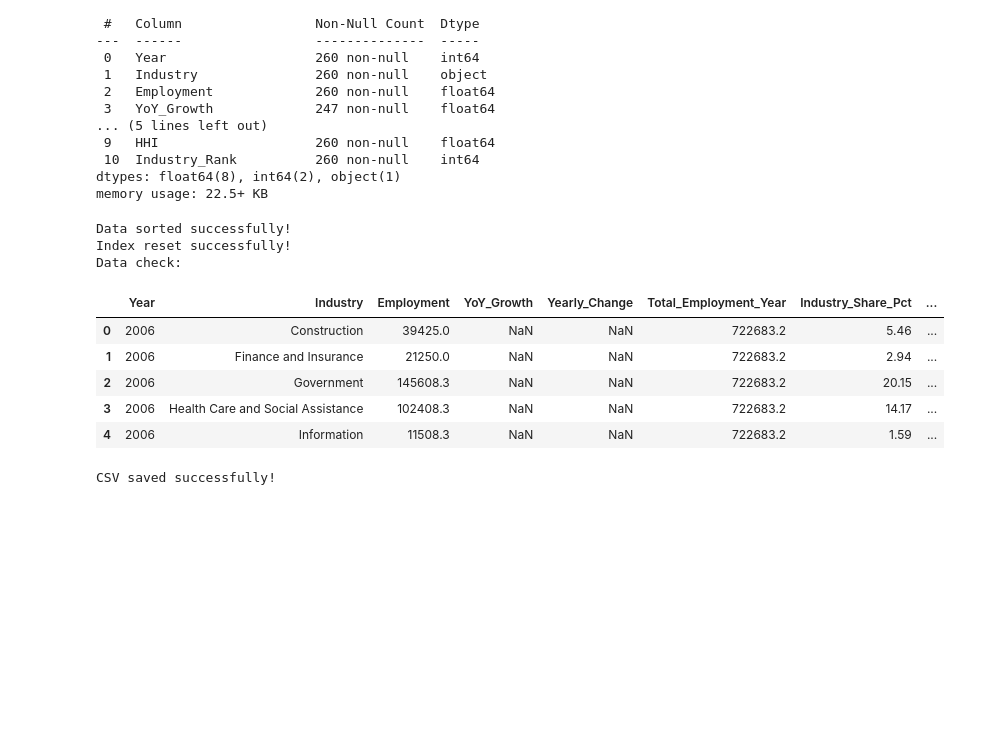
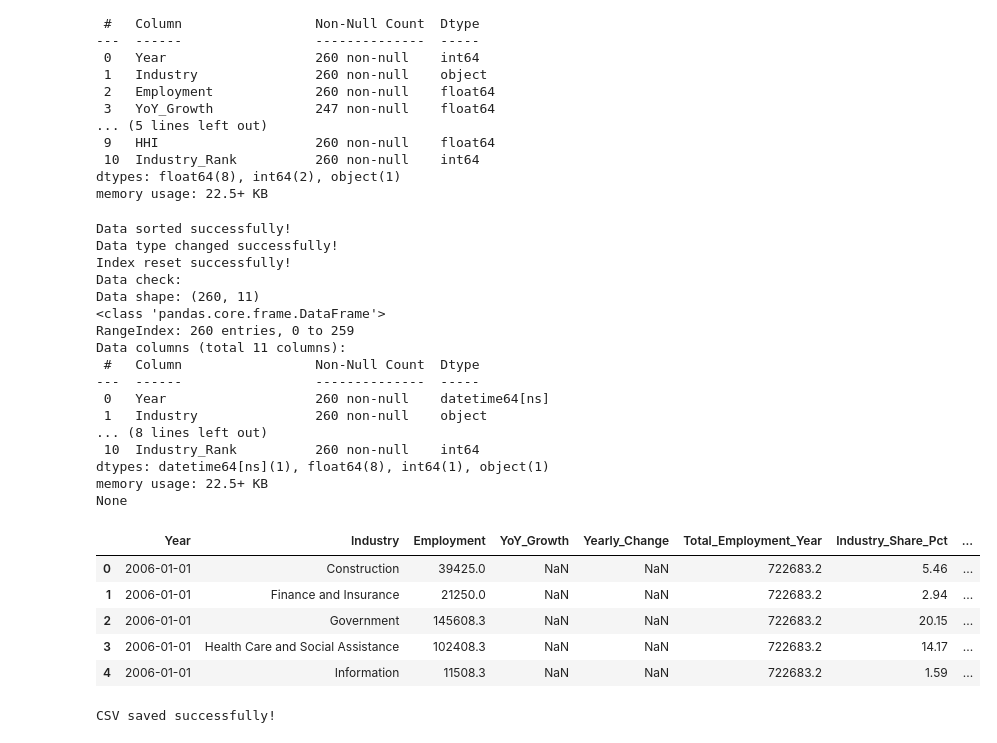
Before and after one commit to bgizzle78/nf-insights-project, a Jupyter notebook: notebooks/bls_employ_data_cleaning.ipynb, the cells around one changed output. Cells and saved outputs as stored; diff of their text form; code cells hidden in the pictures; blank space fills up the shorter version.

```diff
--- a/notebooks/bls_employ_data_cleaning.ipynb
+++ b/notebooks/bls_employ_data_cleaning.ipynb
@@ -514,26 +514,47 @@ memory usage: 22.5+ KB
 # %%
 # Sort dataframe by Year and Industry
 blsemp_clean = blsemp_clean.sort_values(['Year', 'Industry'])
 
 print('Data sorted successfully!')
+
+# Change Year column from int64 to datetime
+blsemp_clean['Year'] = pd.to_datetime(blsemp_clean['Year'], format='%Y')
+
+print('Data type changed successfully!')
 
 # Reset index
 blsemp_clean = blsemp_clean.reset_index(drop=True)
 
 print('Index reset successfully!')
 
 # Data check
 print('Data check:')
+print('Data shape:', blsemp_clean.shape)
+print(blsemp_clean.info())
 blsemp_clean.head()
 # %% [output]
 Data sorted successfully!
+Data type changed successfully!
 Index reset successfully!
 Data check:
+Data shape: (260, 11)
+<class 'pandas.core.frame.DataFrame'>
+RangeIndex: 260 entries, 0 to 259
+Data columns (total 11 columns):
+ #   Column                 Non-Null Count  Dtype
+---  ------                 --------------  -----
+ 0   Year                   260 non-null    datetime64[ns]
+ 1   Industry               260 non-null    object
+... (8 lines left out)
+ 10  Industry_Rank          260 non-null    int64
+dtypes: datetime64[ns](1), float64(8), int64(1), object(1)
+memory usage: 22.5+ KB
+None
 |  | Year | Industry | Employment | YoY_Growth | Yearly_Change | Total_Employment_Year | Industry_Share_Pct | ... |
-| 0 | 2006 | Construction | 39425.0 | NaN | NaN | 722683.2 | 5.46 | ... |
-| 1 | 2006 | Finance and Insurance | 21250.0 | NaN | NaN | 722683.2 | 2.94 | ... |
-| 2 | 2006 | Government | 145608.3 | NaN | NaN | 722683.2 | 20.15 | ... |
-| 3 | 2006 | Health Care and Social Assistance | 102408.3 | NaN | NaN | 722683.2 | 14.17 | ... |
-| 4 | 2006 | Information | 11508.3 | NaN | NaN | 722683.2 | 1.59 | ... |
+| 0 | 2006-01-01 | Construction | 39425.0 | NaN | NaN | 722683.2 | 5.46 | ... |
+| 1 | 2006-01-01 | Finance and Insurance | 21250.0 | NaN | NaN | 722683.2 | 2.94 | ... |
+| 2 | 2006-01-01 | Government | 145608.3 | NaN | NaN | 722683.2 | 20.15 | ... |
+| 3 | 2006-01-01 | Health Care and Social Assistance | 102408.3 | NaN | NaN | 722683.2 | 14.17 | ... |
+| 4 | 2006-01-01 | Information | 11508.3 | NaN | NaN | 722683.2 | 1.59 | ... |
 # %%
 # Save cleaned data
```
Also changed, not shown: parts of 1 cell of this notebook, 4 other files.
